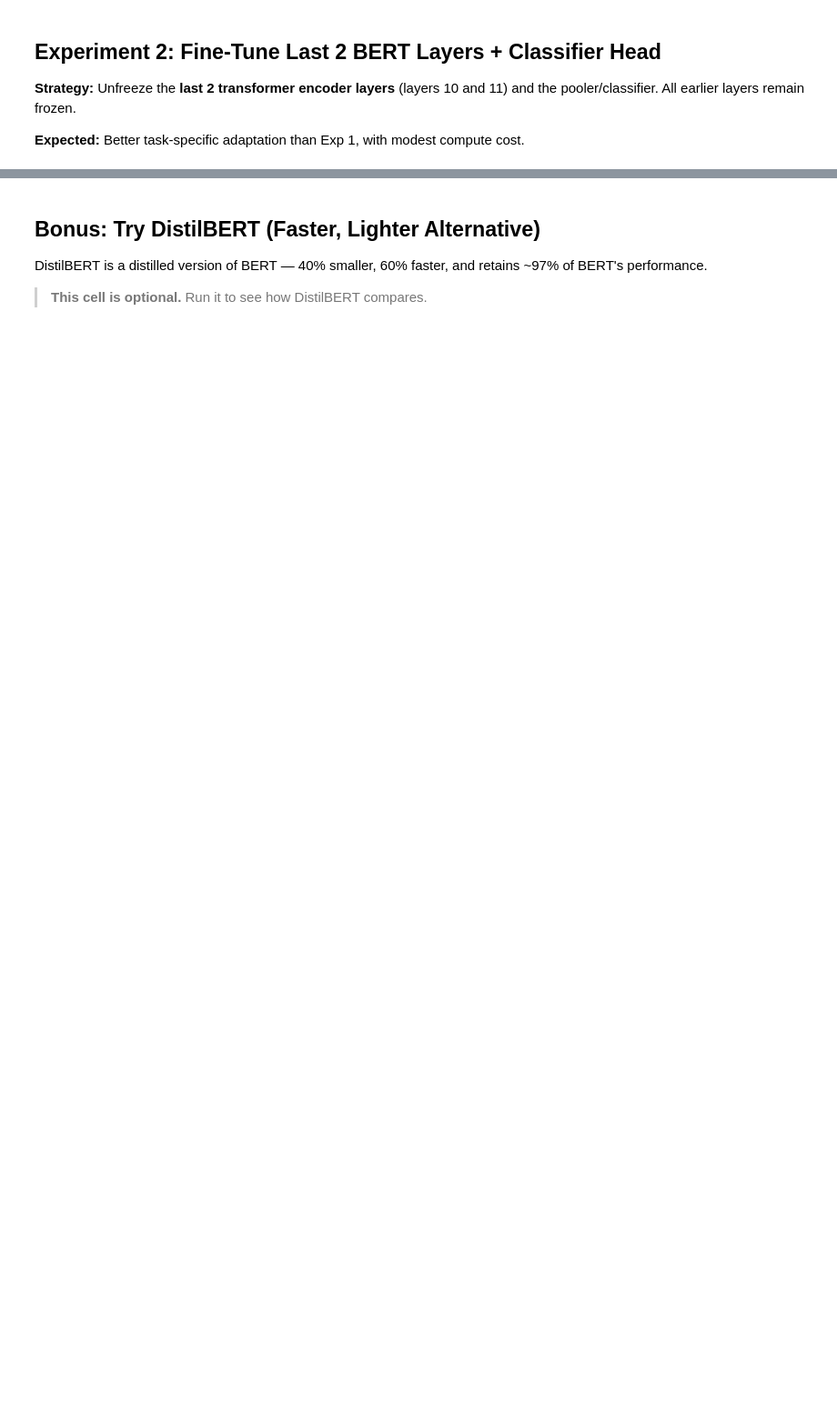
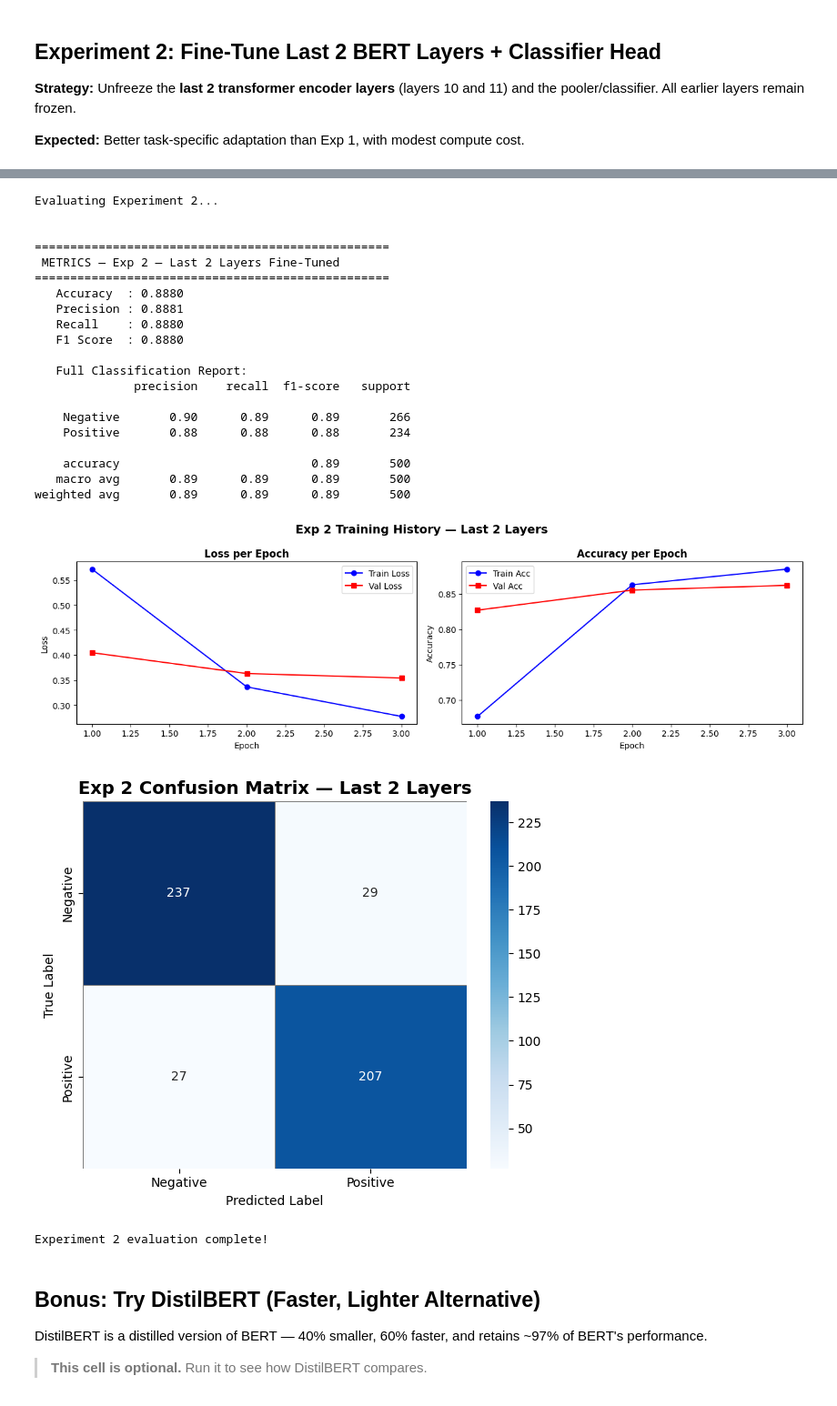
Before and after one commit to Sushmasri23/Internship-NLP-Tasks, a Jupyter notebook: Task-4 Fine Tuning BERT on Kaggle Dataset.ipynb, the cells around one changed output, grey strips where cells are left out. Shown at 91% size. Saved outputs shown, nothing was run; the diff lists cells and outputs as text; code cells hidden in the pictures; blank space fills up the shorter version.

Commit message:
Added Task-4 Fine Tuning BERT on Kaggle Dataset

```diff
--- a/Task-4 Fine Tuning BERT on Kaggle Dataset.ipynb
+++ b/Task-4 Fine Tuning BERT on Kaggle Dataset.ipynb
@@ -574,10 +654,12 @@ plot_confusion_matrix(true_exp1, preds_exp1,
 NUM_EPOCHS_E2 = 3
 
 #  Load fresh BERT model
-print(f" Loading model: {MODEL_NAME}")
+print(f"Loading model: {MODEL_NAME}")
+
 model_exp2 = AutoModelForSequenceClassification.from_pretrained(
     MODEL_NAME,
-    num_labels=NUM_LABELS
+    num_labels=NUM_LABELS,
+    local_files_only=True
 ).to(DEVICE)
 
 # Freeze all layers first
@@ -639,9 +728,13 @@ for epoch in range(1, NUM_EPOCHS_E2 + 1):
     history_exp2['val_loss'].append(val_loss)
     history_exp2['val_acc'].append(val_acc)
 
-    print(f"Epoch [{epoch}/{NUM_EPOCHS_E2}]  "
-          f"Train Loss: {train_loss:.4f} | Train Acc: {train_acc:.4f}  ||"
-          f"  Val Loss: {val_loss:.4f} | Val Acc: {val_acc:.4f}")
+    print(
+    f"Epoch [{epoch}/{NUM_EPOCHS_E2}] | "
+    f"Train Loss: {train_loss:.4f} | "
+    f"Train Acc: {train_acc:.4f} | "
+    f"Val Loss: {val_loss:.4f} | "
+    f"Val Acc: {val_acc:.4f}"
+)
 
     # Early Stopping (Bonus)
     if val_loss < best_val_loss_e2:
@@ -659,13 +760,54 @@ print("\n Experiment 2 training complete! Best model restored.")
 # %%
-#  Evaluate Experiment 2 on Test Set
+# Evaluate Experiment 2 on Test Set
+print("Evaluating Experiment 2...\n")
+
 _, _, preds_exp2, true_exp2 = evaluate(model_exp2, test_loader, DEVICE)
 
-metrics_exp2 = compute_metrics(true_exp2, preds_exp2, "Exp 2 — Last 2 Layers Fine-Tuned")
+# Compute required metrics
+metrics_exp2 = compute_metrics(
+    true_exp2,
+    preds_exp2,
+    "Exp 2 — Last 2 Layers Fine-Tuned"
+)
 
-plot_training_history(history_exp2, "Exp 2 Training History — Last 2 Layers")
+# Plot training curves
+plot_training_history(
+    history_exp2,
+    "Exp 2 Training History — Last 2 Layers"
+)
 
-plot_confusion_matrix(true_exp2, preds_exp2,
-                      "Exp 2 Confusion Matrix — Last 2 Layers")
+# Plot confusion matrix
+plot_confusion_matrix(
+    true_exp2,
+    preds_exp2,
+    "Exp 2 Confusion Matrix — Last 2 Layers"
+)
+
+print("Experiment 2 evaluation complete!")
+# %% [output]
+Evaluating Experiment 2...
+
+
+==================================================
+ METRICS — Exp 2 — Last 2 Layers Fine-Tuned
+==================================================
+   Accuracy  : 0.8880
+   Precision : 0.8881
+   Recall    : 0.8880
+   F1 Score  : 0.8880
+
+   Full Classification Report:
+              precision    recall  f1-score   support
+
+    Negative       0.90      0.89      0.89       266
+    Positive       0.88      0.88      0.88       234
+
+    accuracy                           0.89       500
+   macro avg       0.89      0.89      0.89       500
+weighted avg       0.89      0.89      0.89       500
+[figure, added]
+[figure, added]
+Experiment 2 evaluation complete!
 # %% [markdown]
 
 ##  Bonus: Try DistilBERT (Faster, Lighter Alternative)
```
Also changed, not shown: parts of 17 cells of this notebook.
